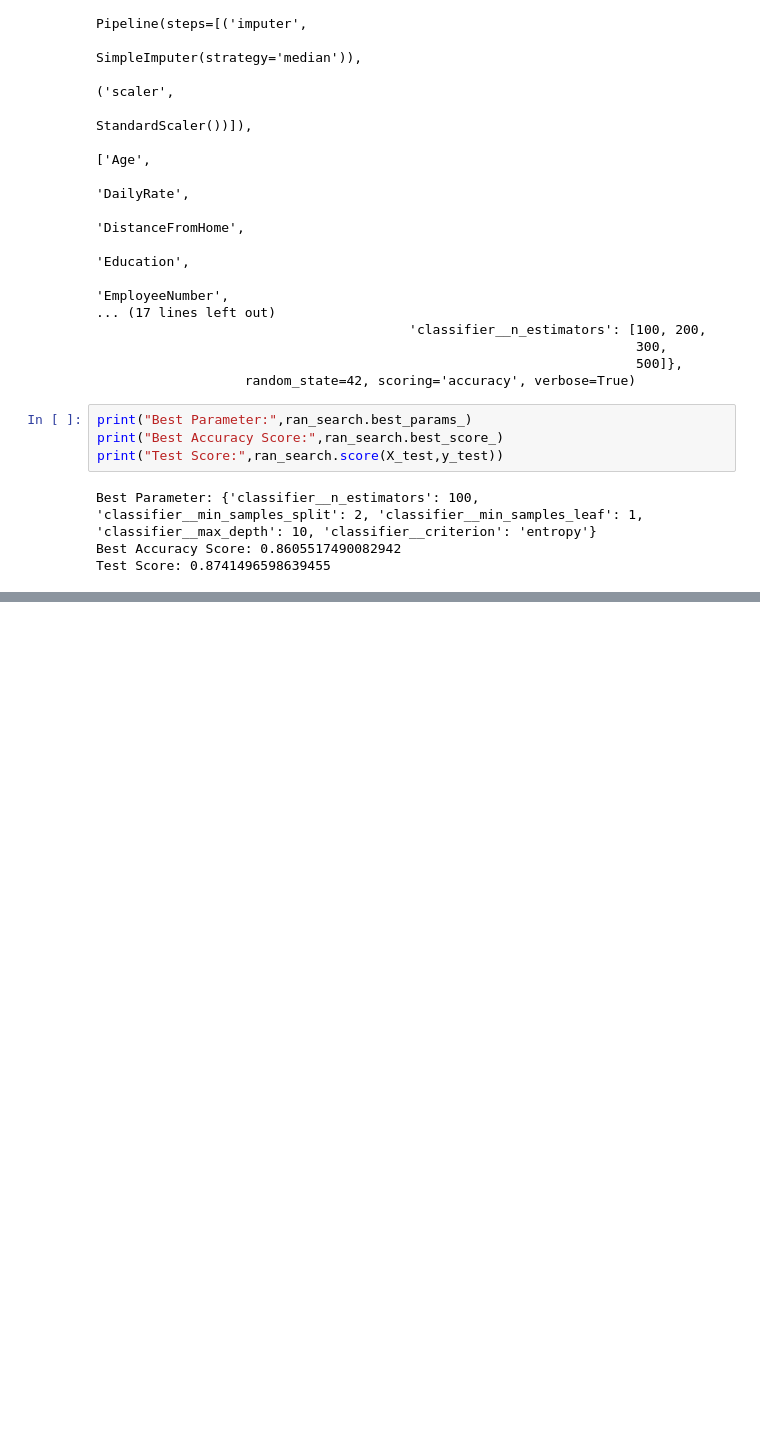
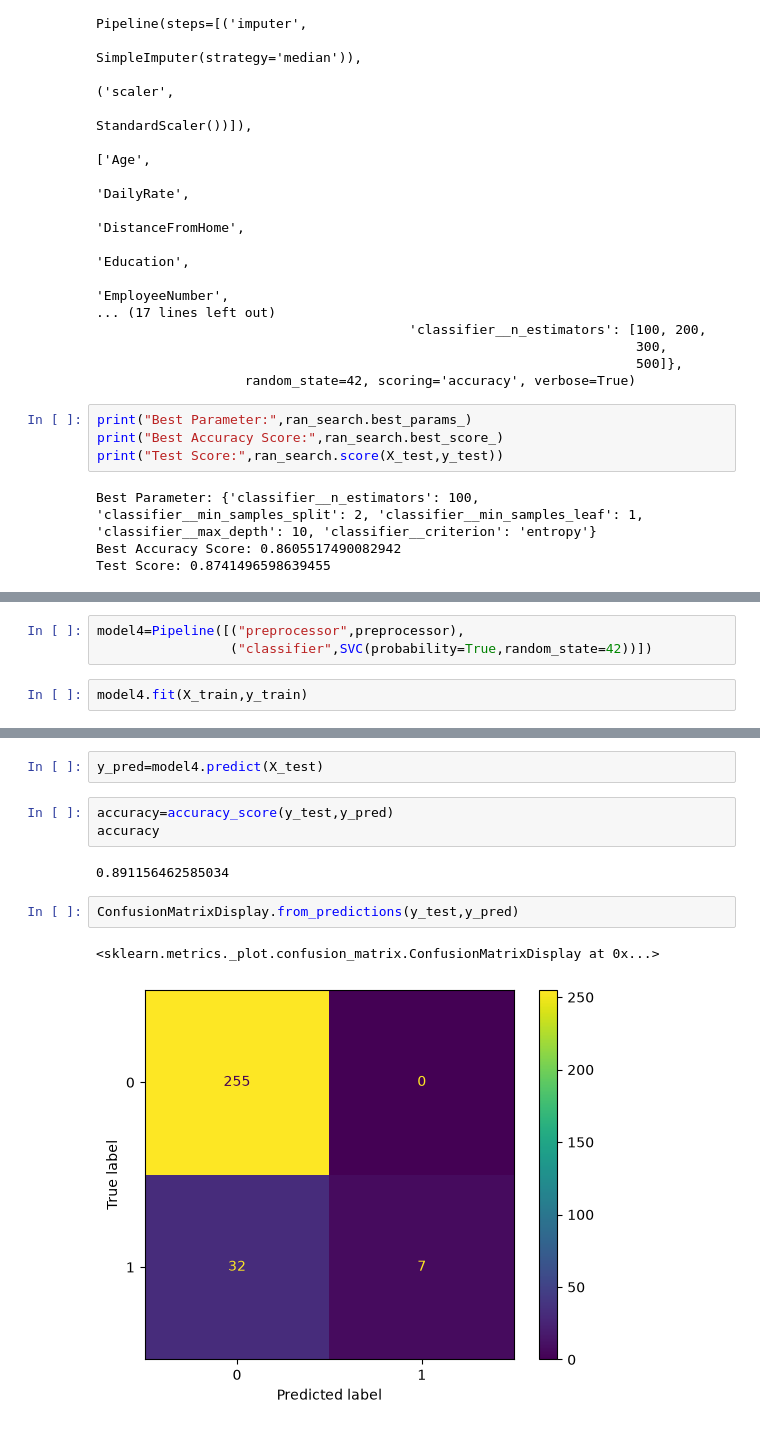
Before and after one commit to aishwari26/Classification-project-2-Adv-, a Jupyter notebook: IBM HR Analytics Employee Attrition.ipynb, the cells around one changed output, grey strips where cells are left out. Drawn from its saved outputs; the diff is of its cells as text; blank space fills up the shorter version.

Commit message:
one model add

```diff
--- a/IBM HR Analytics Employee Attrition.ipynb
+++ b/IBM HR Analytics Employee Attrition.ipynb
@@ -935,0 +938,5 @@ ConfusionMatrixDisplay.from_predictions(y_test,y_pred)
+# %%
+model4=Pipeline([("preprocessor",preprocessor),
+                 ("classifier",SVC(probability=True,random_state=42))])
+# %%
+model4.fit(X_train,y_train)
@@ -935,0 +961,12 @@ ConfusionMatrixDisplay.from_predictions(y_test,y_pred)
+# %%
+y_pred=model4.predict(X_test)
+# %%
+accuracy=accuracy_score(y_test,y_pred)
+accuracy
+# %% [output]
+0.891156462585034
+# %%
+ConfusionMatrixDisplay.from_predictions(y_test,y_pred)
+# %% [output]
+<sklearn.metrics._plot.confusion_matrix.ConfusionMatrixDisplay at 0x...>
+[figure, added]
```
Also changed, not shown: parts of 13 cells of this notebook.
